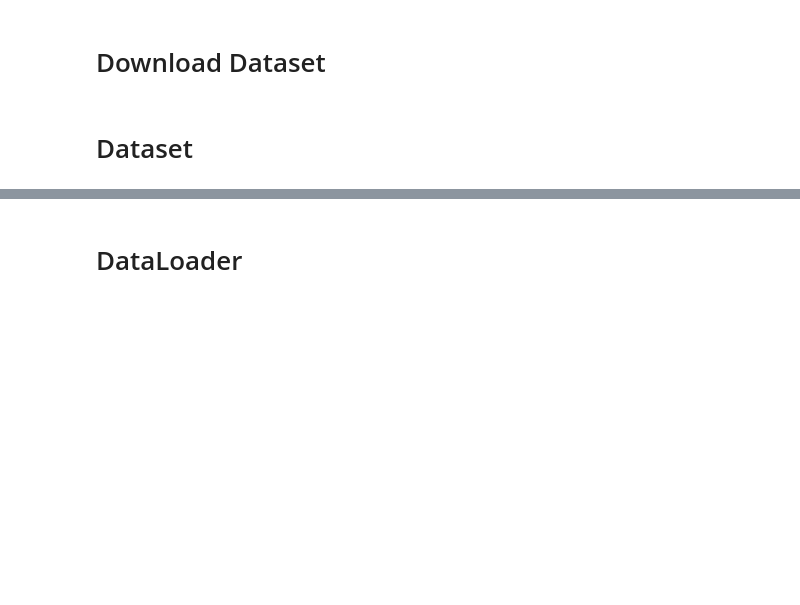
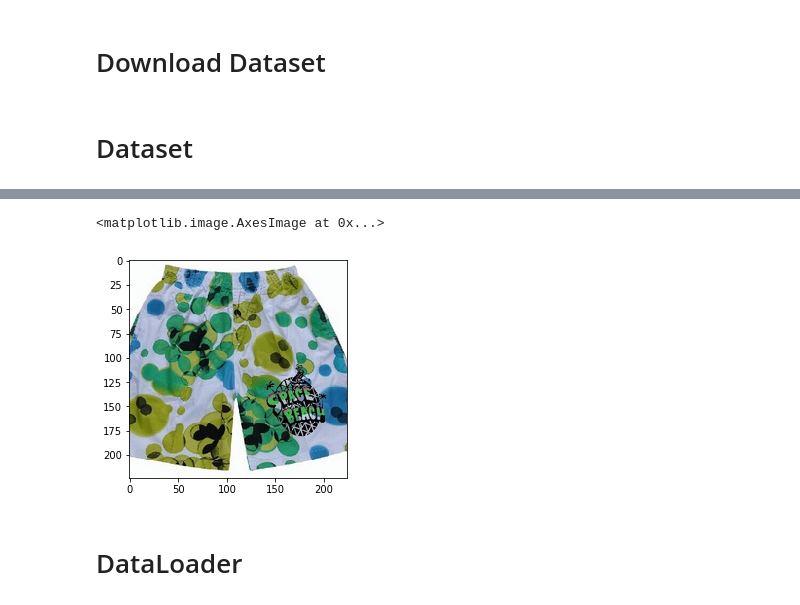
Before and after one commit to BrainyMachines/fgvc5-cvpr2018-food-fashion, a Jupyter notebook: TrainLoop.ipynb, the cells around one changed output, grey strips where cells are left out. Saved outputs shown, nothing was run; the diff lists cells and outputs as text; code cells hidden in the pictures; blank space fills up the shorter version.

Commit message:
Bug fixes, handling corrupt files, test dataset and loader

```diff
--- a/TrainLoop.ipynb
+++ b/TrainLoop.ipynb
@@ -161,8 +162,9 @@ args.input_dir = args.data_dir + os.sep + 'input'
 args.output_dir = args.data_dir + os.sep + 'output'
 args.train_zip = args.input_dir + os.sep + 'train_data.zip'
 args.val_zip = args.input_dir + os.sep + 'validation_data.zip'
-args.train_dir = args.input_dir + os.sep + 'train_data'
-args.val_dir = args.input_dir + os.sep + 'validation_data'
+args.train_dir = args.input_dir + os.sep + 'img_train'
+args.val_dir = args.input_dir + os.sep + 'img_val'
+args.test_dir = args.input_dir + os.sep + 'img_test'
 args.train_id = "1rx1rL8RUAggN4hKlrYLtpdQagtUWmIbO"
 args.val_id = "1U19eWiBFJ6wGcFk47l6g9mmoWp1i4hPY"
 # args.train_labels_id = "1NOoWniR3ioqPKbVWoaWGy4HPDzZAAJX9"
@@ -202,7 +204,7 @@ args.scheduler_factor = 0.1        # learning rate scheduler factor by which the
 args.earlystopping_patience = 1          # early stopping patience is the number of epochs with no improvement after which training will be stopped
 args.earlystopping_min_delta = 1e-5      # minimum change in the monitored quantity to qualify as an improvement, i.e. an absolute change of less than min_delta, will count as no improvement
 args.evaluate = False
-args.epochs = 100
+args.epochs = 2
 args.print_freq = args.batch_size
 args.ckpt_dir = args.output_dir + os.sep + 'ckpt'
 args.ckpt = args.ckpt_dir + os.sep + 'ckpt_%s.pth.tar' % (args.arch,)
@@ -492,9 +532,11 @@ train_tform, val_tform = create_transforms(args)
 # %%
 train_dset = FashionDataset(args.train_dir, args.train_labels_json, args.num_labels, transform=train_tform)
 val_dset = FashionDataset(args.val_dir, args.val_labels_json, args.num_labels, transform=val_tform)
+test_dset = FashionDataset(args.test_dir, args.test_labels_json, args.num_labels, transform=val_tform, test=True) # same transform as validation
 
 
 print(train_dset)
 print(val_dset)
+print(test_dset)
 # %% [output]
 Dataset FashionDataset
@@ -553,3 +596,10 @@ print(lbl2)
+# %%
+rnd3 = np.random.randint(len(test_dset))
+im3 = test_dset[rnd3]
+imshow(tensor_to_numpy(im3, args.pretrain_dset_mean, args.pretrain_dset_std))
+# %% [output]
+<matplotlib.image.AxesImage at 0x...>
+[figure, added]
 # %% [markdown]
 # DataLoader
 # %%
```
Also changed, not shown: parts of 13 cells of this notebook.
